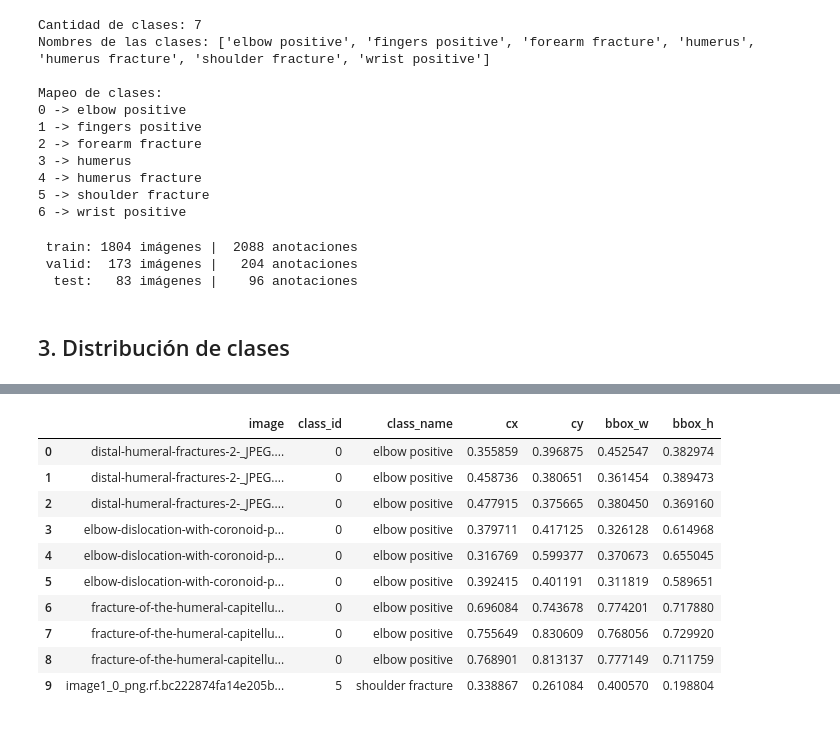
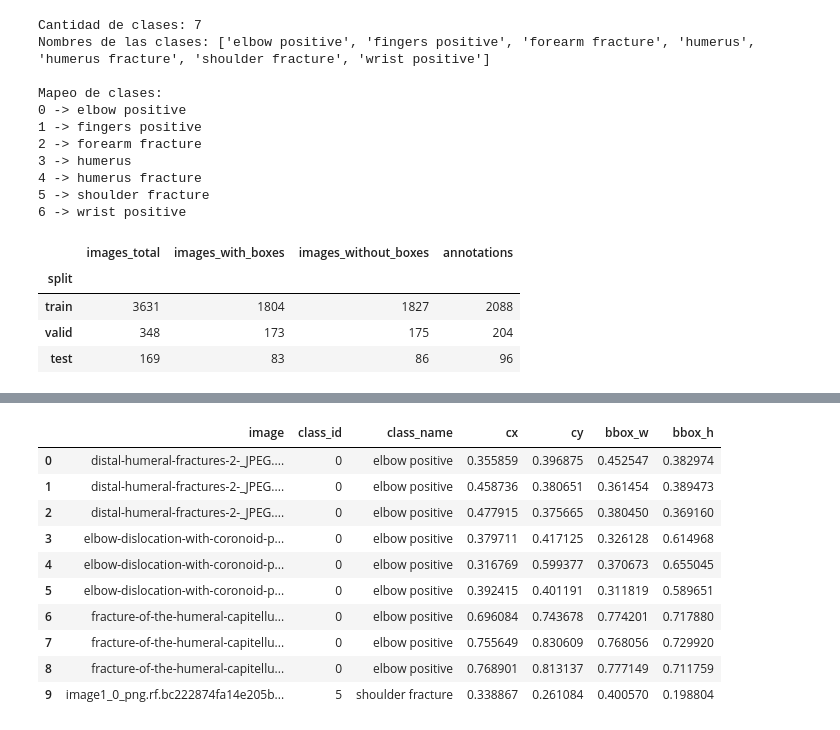
Before and after one commit to leandroabritez/VPCII_TP_CEIA, a Jupyter notebook: notebooks/01_EDA.ipynb, the cells around one changed output, grey strips where cells are left out. Saved outputs shown, nothing was run; the diff lists cells and outputs as text; code cells hidden in the pictures.

```diff
--- a/notebooks/01_EDA.ipynb
+++ b/notebooks/01_EDA.ipynb
@@ -94,16 +94,29 @@ Mapeo de clases:
 4 -> humerus fracture
 5 -> shoulder fracture
 6 -> wrist positive
-# %%
-from src.dataset import load_annotations_df
-
-dfs = {}
-for split in SPLITS:
-    dfs[split] = load_annotations_df(DATA_ROOT / split, data_config)
-    print(f'{split:>6}: {len(dfs[split]["image"].unique()):>4} imágenes | {len(dfs[split]):>5} anotaciones')
-# %% [output]
- train: 1804 imágenes |  2088 anotaciones
- valid:  173 imágenes |   204 anotaciones
-  test:   83 imágenes |    96 anotaciones
-# %% [markdown]
-## 3. Distribución de clases
+# %%
+from src.dataset import load_annotations_df
+
+dfs = {}
+split_summary = []
+for split in SPLITS:
+    split_dir = DATA_ROOT / split
+    dfs[split] = load_annotations_df(split_dir, data_config)
+    total_images = len(list((split_dir / 'images').glob('*.jpg')))
+    labeled_images = dfs[split]['image'].nunique()
+    split_summary.append({
+        'split': split,
+        'images_total': total_images,
+        'images_with_boxes': labeled_images,
+        'images_without_boxes': total_images - labeled_images,
+        'annotations': len(dfs[split]),
+    })
+
+split_summary_df = pd.DataFrame(split_summary).set_index('split')
+display(split_summary_df)
+# %% [output]
+|  | images_total | images_with_boxes | images_without_boxes | annotations |
+| split |  |  |  |  |
+| train | 3631 | 1804 | 1827 | 2088 |
+| valid | 348 | 173 | 175 | 204 |
+| test | 169 | 83 | 86 | 96 |
```
Also changed, not shown: parts of 11 cells of this notebook, 5 other files.
